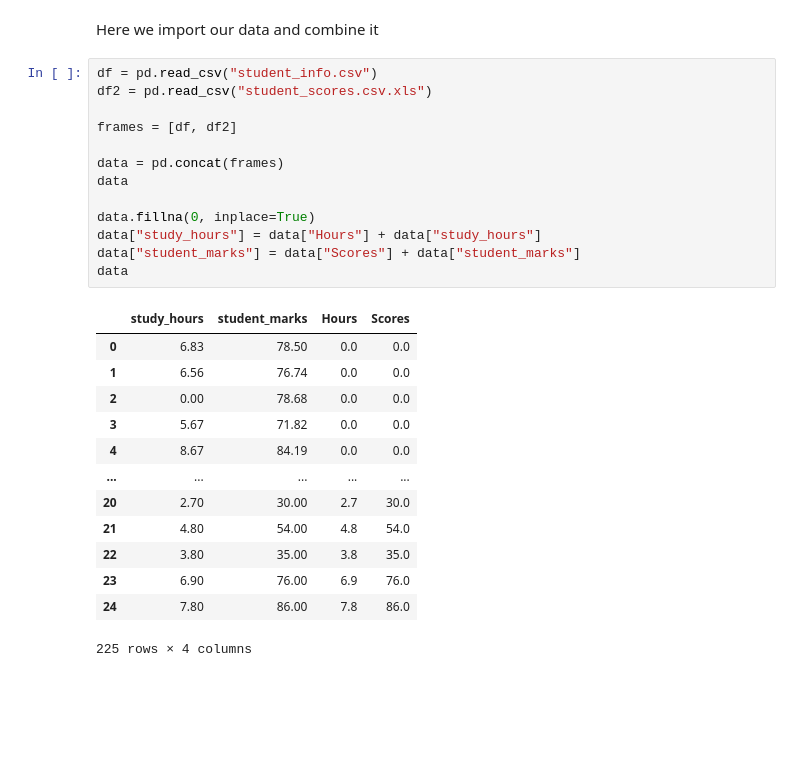
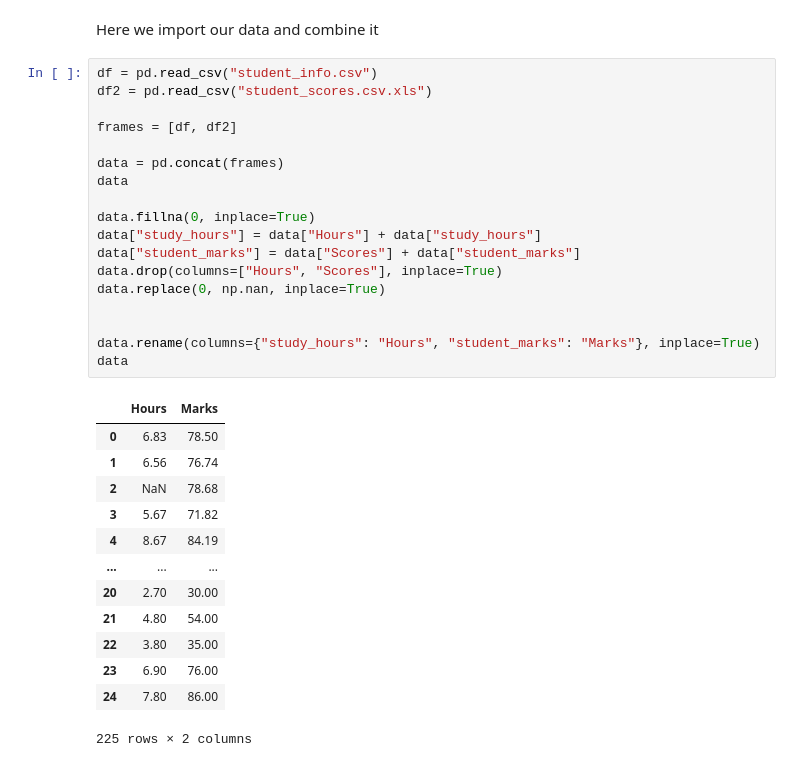
Before and after one commit to sidharthkanchiraju/Codefest-Synergy, a Jupyter notebook: Codefest_Actual.ipynb, the cells around one changed output. Drawn from its saved outputs; the diff is of its cells as text; blank space fills up the shorter version.

```diff
--- a/Codefest_Actual.ipynb
+++ b/Codefest_Actual.ipynb
@@ -13,27 +13,32 @@ Here we import our data and combine it
 # %%
 df = pd.read_csv("student_info.csv")
 df2 = pd.read_csv("student_scores.csv.xls")
 
 frames = [df, df2]
 
 data = pd.concat(frames)
 data
 
 data.fillna(0, inplace=True)
 data["study_hours"] = data["Hours"] + data["study_hours"]
 data["student_marks"] = data["Scores"] + data["student_marks"]
+data.drop(columns=["Hours", "Scores"], inplace=True)
+data.replace(0, np.nan, inplace=True)
+
+
+data.rename(columns={"study_hours": "Hours", "student_marks": "Marks"}, inplace=True)
 data
 # %% [output]
-|  | study_hours | student_marks | Hours | Scores |
-| 0 | 6.83 | 78.50 | 0.0 | 0.0 |
-| 1 | 6.56 | 76.74 | 0.0 | 0.0 |
-| 2 | 0.00 | 78.68 | 0.0 | 0.0 |
-| 3 | 5.67 | 71.82 | 0.0 | 0.0 |
-| 4 | 8.67 | 84.19 | 0.0 | 0.0 |
-| ... | ... | ... | ... | ... |
-| 20 | 2.70 | 30.00 | 2.7 | 30.0 |
-| 21 | 4.80 | 54.00 | 4.8 | 54.0 |
-| 22 | 3.80 | 35.00 | 3.8 | 35.0 |
-| 23 | 6.90 | 76.00 | 6.9 | 76.0 |
-| 24 | 7.80 | 86.00 | 7.8 | 86.0 |
+|  | Hours | Marks |
+| 0 | 6.83 | 78.50 |
+| 1 | 6.56 | 76.74 |
+| 2 | NaN | 78.68 |
+| 3 | 5.67 | 71.82 |
+| 4 | 8.67 | 84.19 |
+| ... | ... | ... |
+| 20 | 2.70 | 30.00 |
+| 21 | 4.80 | 54.00 |
+| 22 | 3.80 | 35.00 |
+| 23 | 6.90 | 76.00 |
+| 24 | 7.80 | 86.00 |
-225 rows × 4 columns
+225 rows × 2 columns
```
Also changed, not shown: parts of 7 cells of this notebook, 2 other files.
